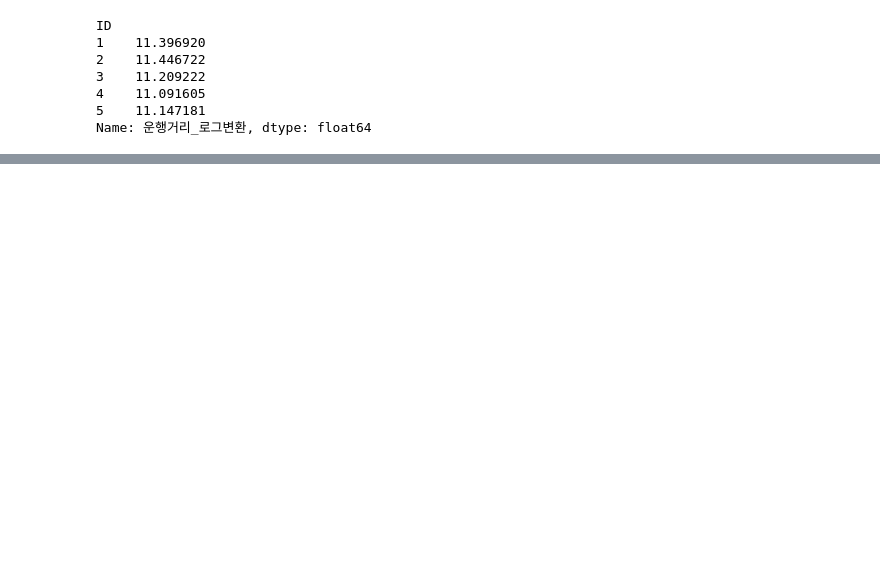
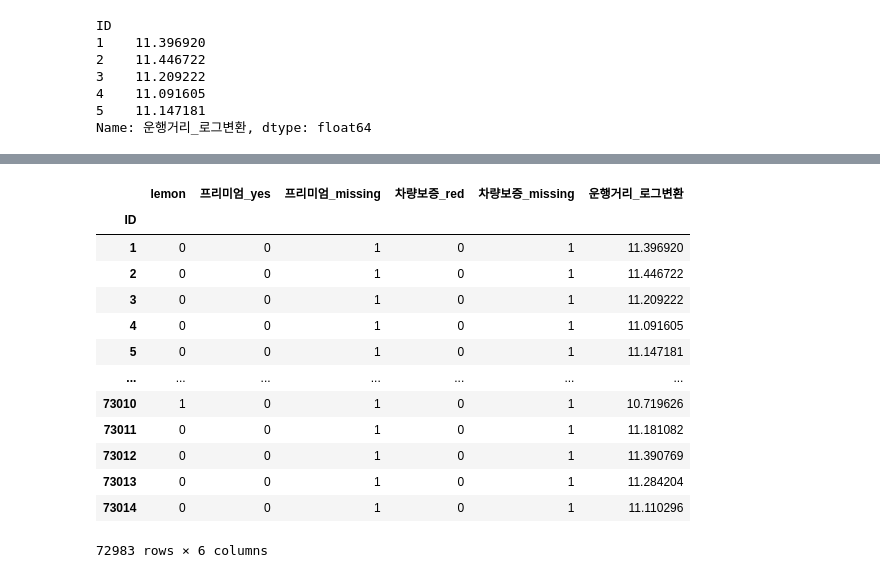
Before and after one commit to siwoolyyy/ml-data, a Jupyter notebook: lemon_sw.ipynb, the cells around one changed output, grey strips where cells are left out. Drawn from its saved outputs; the diff is of its cells as text; code cells hidden in the pictures; blank space fills up the shorter version.

Commit message:
lemon2

```diff
--- a/lemon_sw.ipynb
+++ b/lemon_sw.ipynb
@@ -216,0 +263,20 @@ Name: 운행거리_로그변환, dtype: float64
+# %%
+cols1 = ['lemon', '프리미엄_yes', '프리미엄_missing', '차량보증_red', '차량보증_missing', '운행거리_로그변환']
+
+lemon_rf1 = lemon[cols1]
+lemon_rf1
+# %% [output]
+|  | lemon | 프리미엄_yes | 프리미엄_missing | 차량보증_red | 차량보증_missing | 운행거리_로그변환 |
+| ID |  |  |  |  |  |  |
+| 1 | 0 | 0 | 1 | 0 | 1 | 11.396920 |
+| 2 | 0 | 0 | 1 | 0 | 1 | 11.446722 |
+| 3 | 0 | 0 | 1 | 0 | 1 | 11.209222 |
+| 4 | 0 | 0 | 1 | 0 | 1 | 11.091605 |
+| 5 | 0 | 0 | 1 | 0 | 1 | 11.147181 |
+| ... | ... | ... | ... | ... | ... | ... |
+| 73010 | 1 | 0 | 1 | 0 | 1 | 10.719626 |
+| 73011 | 0 | 0 | 1 | 0 | 1 | 11.181082 |
+| 73012 | 0 | 0 | 1 | 0 | 1 | 11.390769 |
+| 73013 | 0 | 0 | 1 | 0 | 1 | 11.284204 |
+| 73014 | 0 | 0 | 1 | 0 | 1 | 11.110296 |
+72983 rows × 6 columns
```
Also changed, not shown: parts of 10 cells of this notebook, 2 other files.
